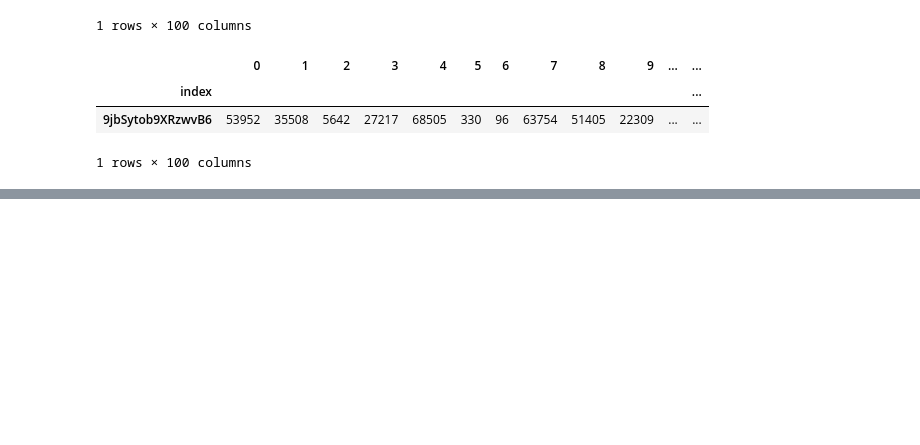
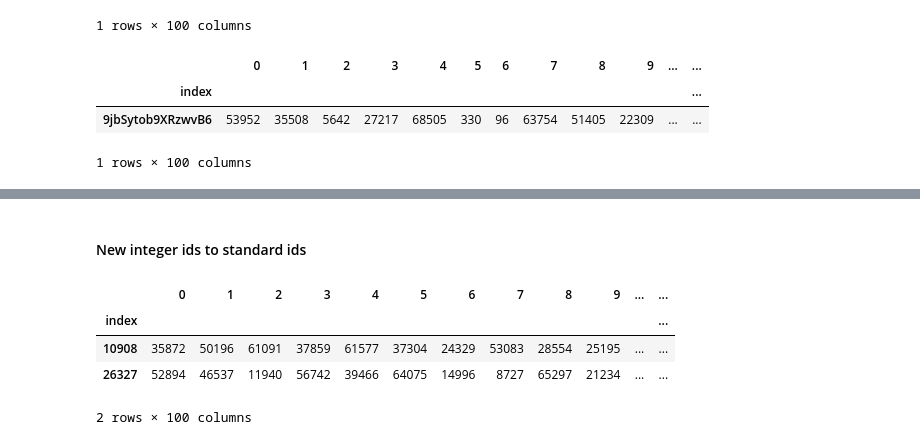
Before and after one commit to mmosc/MMSR, a Jupyter notebook: project/EvaluationMetrics-.ipynb, the cells around one changed output, grey strips where cells are left out. Saved outputs shown, nothing was run; the diff lists cells and outputs as text; code cells hidden in the pictures; blank space fills up the shorter version.

```diff
--- a/project/EvaluationMetrics-.ipynb
+++ b/project/EvaluationMetrics-.ipynb
@@ -1462,0 +1257,12 @@ pd.DataFrame({"idNumber":id_nums.values(), "id":id_nums.keys()}).\
+# %% [markdown]
+#### New integer ids to standard ids
+# %%
+# Example file, any top id file with new ids
+topid_file_newids = dt.fread(f_top_cosine_tfidf, header=True).to_pandas().set_index('index').astype(np.int32)
+topid_file_newids.head(2)
+# %% [output]
+|  | 0 | 1 | 2 | 3 | 4 | 5 | 6 | 7 | 8 | 9 | ... | ... |
+| index |  |  |  |  |  |  |  |  |  |  |  | ... |
+| 10908 | 35872 | 50196 | 61091 | 37859 | 61577 | 37304 | 24329 | 53083 | 28554 | 25195 | ... | ... |
+| 26327 | 52894 | 46537 | 11940 | 56742 | 39466 | 64075 | 14996 | 8727 | 65297 | 21234 | ... | ... |
+2 rows × 100 columns
```
Also changed, not shown: parts of 19 cells of this notebook.
